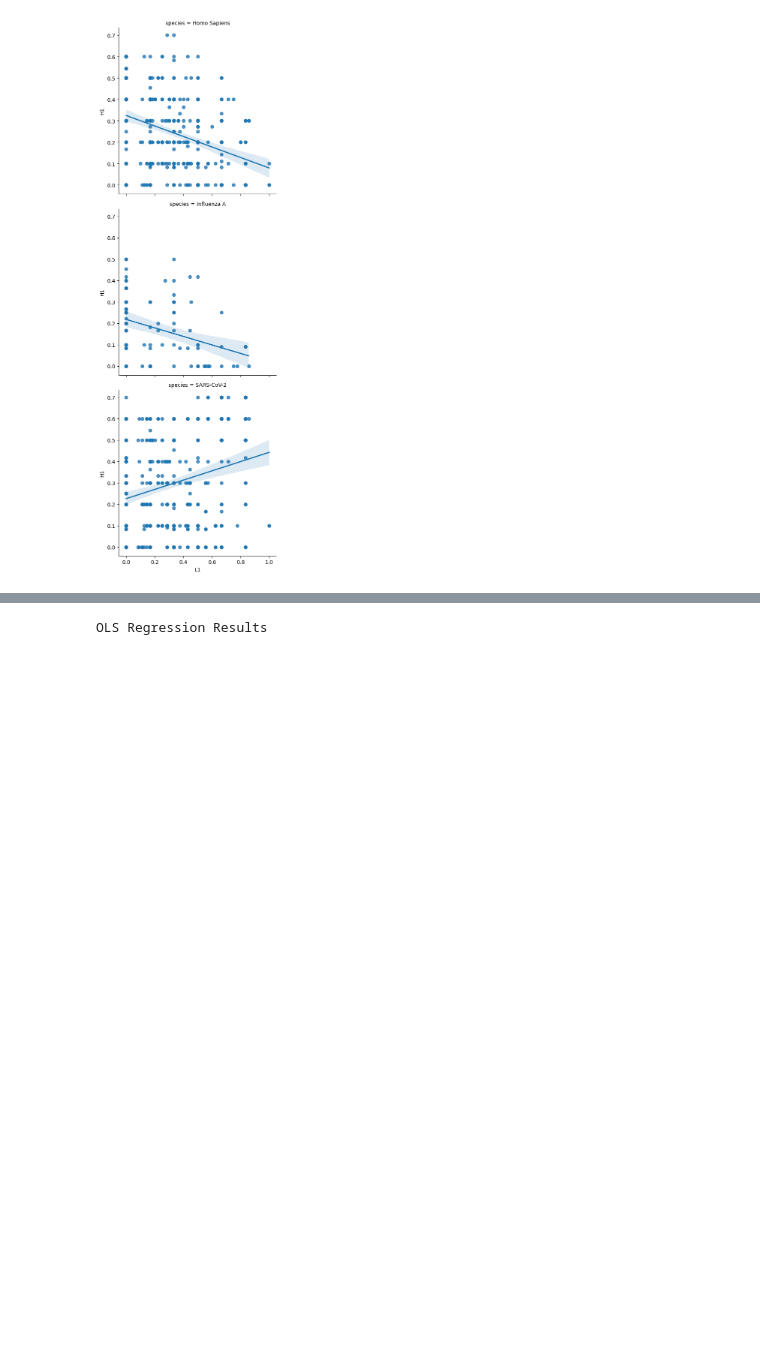
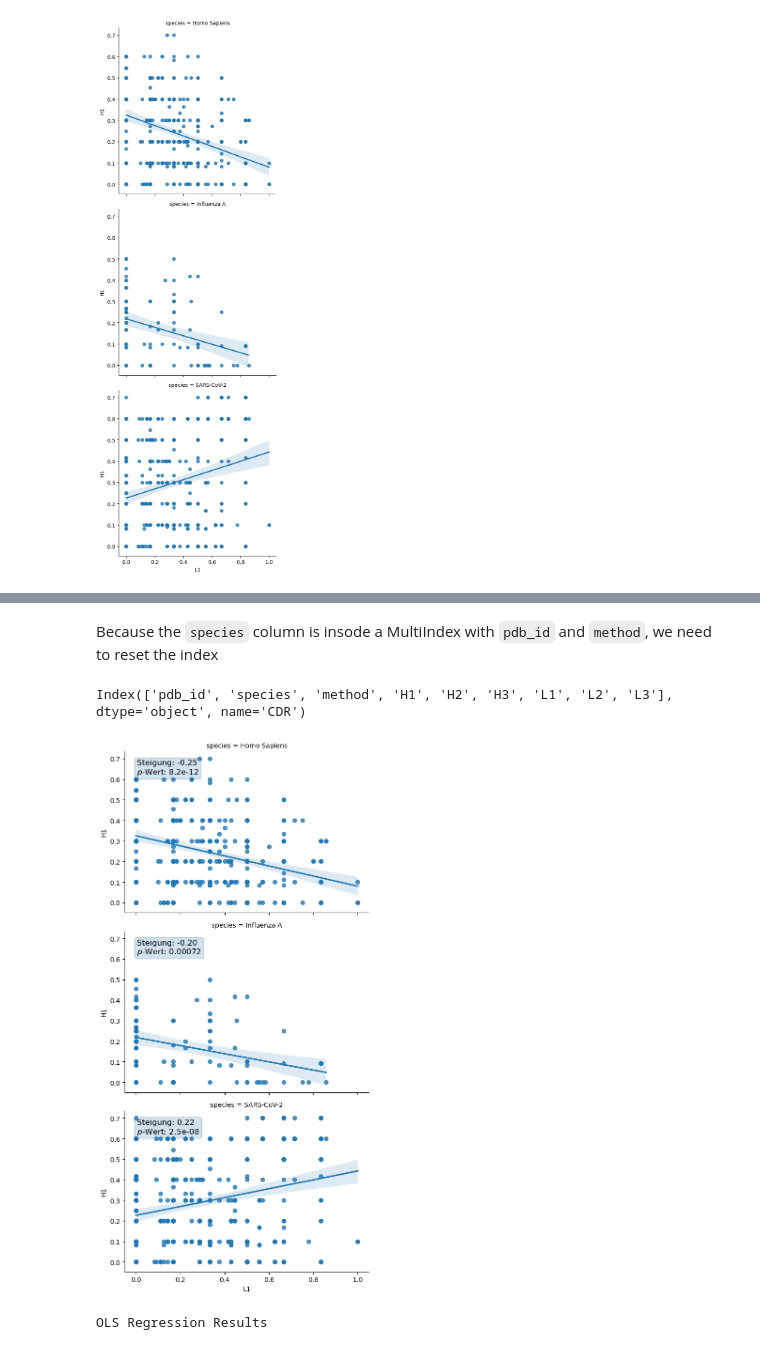
Before and after one commit to datascience-2025-group4/group04-team02, a Jupyter notebook: dataanalysis/03_contacts/02_analyze_contacts.ipynb, the cells around one changed output, grey strips where cells are left out. Drawn from its saved outputs; the diff is of its cells as text; code cells hidden in the pictures; blank space fills up the shorter version.

```diff
--- a/dataanalysis/03_contacts/02_analyze_contacts.ipynb
+++ b/dataanalysis/03_contacts/02_analyze_contacts.ipynb
@@ -614,3 +632,32 @@ If we see something interestin, need to test it. Here we test correlation betwee
+# %% [markdown]
+Because the `species` column is insode a MultiIndex with `pdb_id` and `method`, we need to reset the index
+# %%
+cpw_reset = cpw.reset_index()
+print(cpw_reset.columns)
+cpw_reset.head()
+
+g = sns.lmplot(
+    data=cpw_reset,
+    x="L1", y="H1",
+    row="species",
+    aspect=1.5, height=4
+)
+
+from scipy.stats import linregress
+
+species_list = cpw_reset["species"].unique()
+for i, species in enumerate(species_list):
+    subset = cpw_reset[cpw_reset["species"] == species]
+    slope, intercept, r_value, p_value, std_err = linregress(subset["L1"], subset["H1"])
+    ax = g.axes[i, 0]
+    text = f"Steigung: {slope:.2f}\n$p$-Wert: {p_value:.2g}"
+    ax.text(0.05, 0.95, text, transform=ax.transAxes,
+            fontsize=12, verticalalignment='top', bbox=dict(boxstyle="round", alpha=0.2))
+
+plt.show()
+# %% [output]
+Index(['pdb_id', 'species', 'method', 'H1', 'H2', 'H3', 'L1', 'L2', 'L3'], dtype='object', name='CDR')
+[figure, added]
 # %%
 import statsmodels.formula.api as smf
 
```
Also changed, not shown: parts of 8 cells of this notebook, 5 other files.
